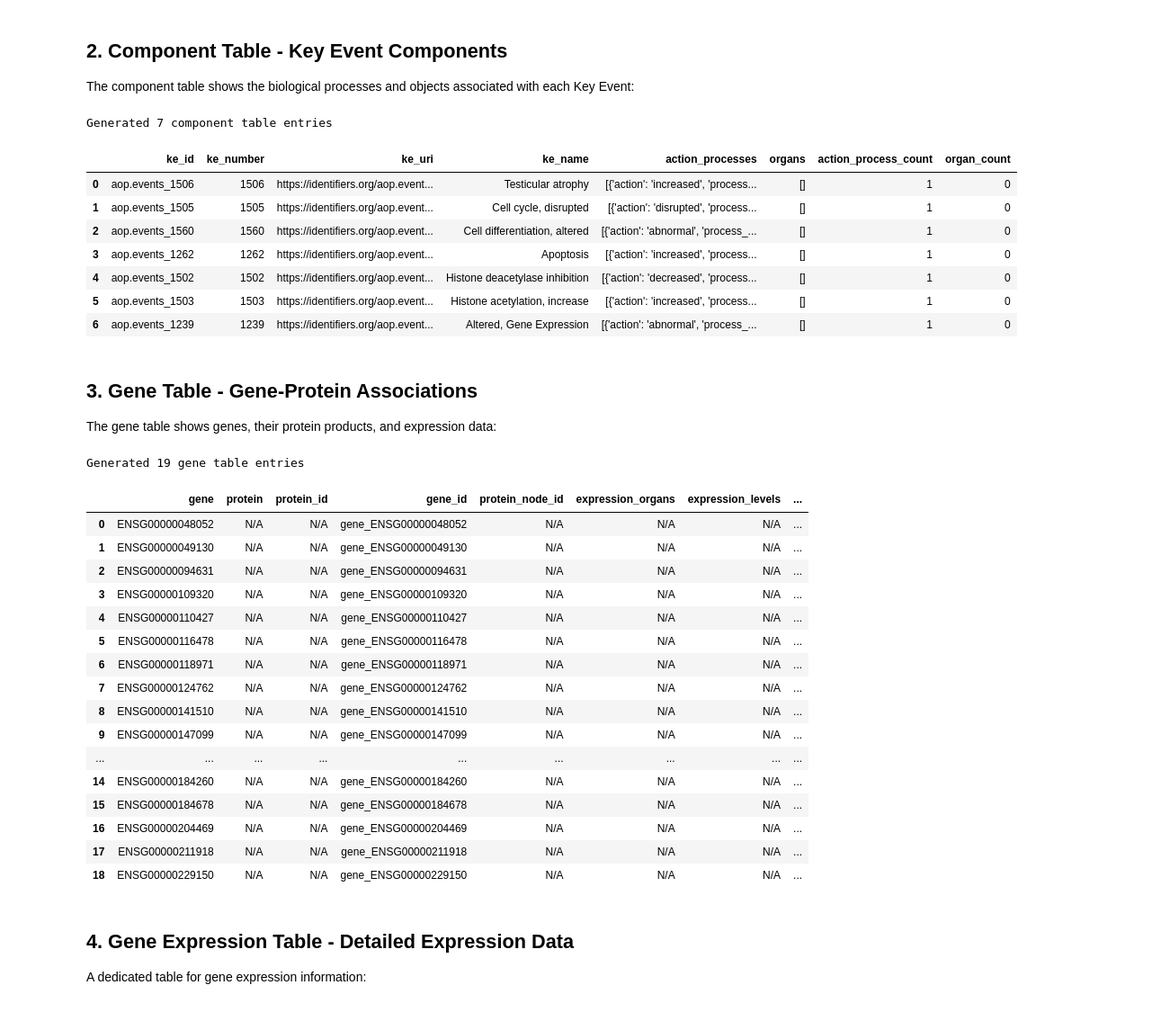
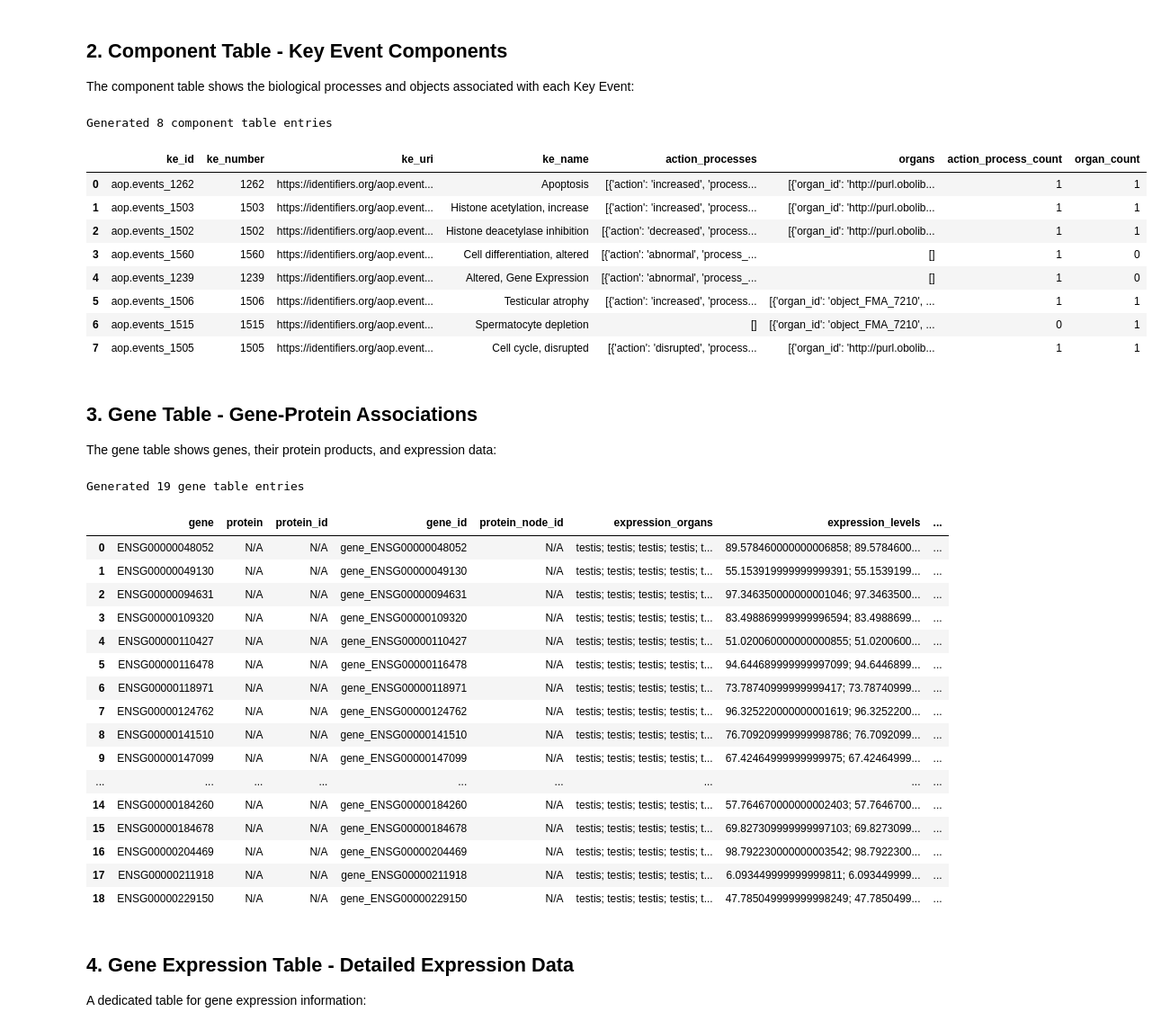
Before and after one commit to jmillanacosta/pyaop, a Jupyter notebook: docs/notebooks/01_data_tables.ipynb, the cells around one changed output. Shown: that part at 90% size. Drawn from its saved outputs; the diff is of its cells as text; code cells hidden in the pictures.

```diff
--- a/docs/notebooks/01_data_tables.ipynb
+++ b/docs/notebooks/01_data_tables.ipynb
@@ -75,31 +64,30 @@ First few entries:
 The component table shows the biological processes and objects associated with each Key Event:
 # %%
 # Generate component table from the network associations
-component_builder = ComponentTableBuilder(network)
-component_table = component_builder.build_component_table()
+component_table = network.component_table()
 
 print(f"Generated {len(component_table)} component table entries")
 component_df = pd.DataFrame(component_table)
 
 component_df
 # %% [output]
-Generated 7 component table entries
+Generated 8 component table entries
 |  | ke_id | ke_number | ke_uri | ke_name | action_processes | organs | action_process_count | organ_count |
-| 0 | aop.events_1506 | 1506 | https://identifiers.org/aop.event... | Testicular atrophy | [{'action': 'increased', 'process... | [] | 1 | 0 |
-| 1 | aop.events_1505 | 1505 | https://identifiers.org/aop.event... | Cell cycle, disrupted | [{'action': 'disrupted', 'process... | [] | 1 | 0 |
-| 2 | aop.events_1560 | 1560 | https://identifiers.org/aop.event... | Cell differentiation, altered | [{'action': 'abnormal', 'process_... | [] | 1 | 0 |
-| 3 | aop.events_1262 | 1262 | https://identifiers.org/aop.event... | Apoptosis | [{'action': 'increased', 'process... | [] | 1 | 0 |
-| 4 | aop.events_1502 | 1502 | https://identifiers.org/aop.event... | Histone deacetylase inhibition | [{'action': 'decreased', 'process... | [] | 1 | 0 |
-| 5 | aop.events_1503 | 1503 | https://identifiers.org/aop.event... | Histone acetylation, increase | [{'action': 'increased', 'process... | [] | 1 | 0 |
-| 6 | aop.events_1239 | 1239 | https://identifiers.org/aop.event... | Altered, Gene Expression | [{'action': 'abnormal', 'process_... | [] | 1 | 0 |
+| 0 | aop.events_1262 | 1262 | https://identifiers.org/aop.event... | Apoptosis | [{'action': 'increased', 'process... | [{'organ_id': 'http://purl.obolib... | 1 | 1 |
+| 1 | aop.events_1503 | 1503 | https://identifiers.org/aop.event... | Histone acetylation, increase | [{'action': 'increased', 'process... | [{'organ_id': 'http://purl.obolib... | 1 | 1 |
+| 2 | aop.events_1502 | 1502 | https://identifiers.org/aop.event... | Histone deacetylase inhibition | [{'action': 'decreased', 'process... | [{'organ_id': 'http://purl.obolib... | 1 | 1 |
+| 3 | aop.events_1560 | 1560 | https://identifiers.org/aop.event... | Cell differentiation, altered | [{'action': 'abnormal', 'process_... | [] | 1 | 0 |
+| 4 | aop.events_1239 | 1239 | https://identifiers.org/aop.event... | Altered, Gene Expression | [{'action': 'abnormal', 'process_... | [] | 1 | 0 |
+| 5 | aop.events_1506 | 1506 | https://identifiers.org/aop.event... | Testicular atrophy | [{'action': 'increased', 'process... | [{'organ_id': 'object_FMA_7210', ... | 1 | 1 |
+| 6 | aop.events_1515 | 1515 | https://identifiers.org/aop.event... | Spermatocyte depletion | [] | [{'organ_id': 'object_FMA_7210', ... | 0 | 1 |
+| 7 | aop.events_1505 | 1505 | https://identifiers.org/aop.event... | Cell cycle, disrupted | [{'action': 'disrupted', 'process... | [{'organ_id': 'http://purl.obolib... | 1 | 1 |
 # %% [markdown]
 ## 3. Gene Table - Gene-Protein Associations
 
 The gene table shows genes, their protein products, and expression data:
 # %%
 # Generate gene table from gene associations and expression data
-gene_builder = GeneTableBuilder(network)
-gene_table = gene_builder.build_gene_table()
+gene_table = network.gene_table()
 
 print(f"Generated {len(gene_table)} gene table entries")
 
@@ -110,22 +98,22 @@ gene_df
 # %% [output]
 Generated 19 gene table entries
 |  | gene | protein | protein_id | gene_id | protein_node_id | expression_organs | expression_levels | ... |
-| 0 | ENSG00000048052 | N/A | N/A | gene_ENSG00000048052 | N/A | N/A | N/A | ... |
-| 1 | ENSG00000049130 | N/A | N/A | gene_ENSG00000049130 | N/A | N/A | N/A | ... |
-| 2 | ENSG00000094631 | N/A | N/A | gene_ENSG00000094631 | N/A | N/A | N/A | ... |
-| 3 | ENSG00000109320 | N/A | N/A | gene_ENSG00000109320 | N/A | N/A | N/A | ... |
-| 4 | ENSG00000110427 | N/A | N/A | gene_ENSG00000110427 | N/A | N/A | N/A | ... |
-| 5 | ENSG00000116478 | N/A | N/A | gene_ENSG00000116478 | N/A | N/A | N/A | ... |
-| 6 | ENSG00000118971 | N/A | N/A | gene_ENSG00000118971 | N/A | N/A | N/A | ... |
-| 7 | ENSG00000124762 | N/A | N/A | gene_ENSG00000124762 | N/A | N/A | N/A | ... |
-| 8 | ENSG00000141510 | N/A | N/A | gene_ENSG00000141510 | N/A | N/A | N/A | ... |
-| 9 | ENSG00000147099 | N/A | N/A | gene_ENSG00000147099 | N/A | N/A | N/A | ... |
+| 0 | ENSG00000048052 | N/A | N/A | gene_ENSG00000048052 | N/A | testis; testis; testis; testis; t... | 89.578460000000006858; 89.5784600... | ... |
+| 1 | ENSG00000049130 | N/A | N/A | gene_ENSG00000049130 | N/A | testis; testis; testis; testis; t... | 55.153919999999999391; 55.1539199... | ... |
+| 2 | ENSG00000094631 | N/A | N/A | gene_ENSG00000094631 | N/A | testis; testis; testis; testis; t... | 97.346350000000001046; 97.3463500... | ... |
+| 3 | ENSG00000109320 | N/A | N/A | gene_ENSG00000109320 | N/A | testis; testis; testis; testis; t... | 83.498869999999996594; 83.4988699... | ... |
+| 4 | ENSG00000110427 | N/A | N/A | gene_ENSG00000110427 | N/A | testis; testis; testis; testis; t... | 51.020060000000000855; 51.0200600... | ... |
+| 5 | ENSG00000116478 | N/A | N/A | gene_ENSG00000116478 | N/A | testis; testis; testis; testis; t... | 94.644689999999997099; 94.6446899... | ... |
+| 6 | ENSG00000118971 | N/A | N/A | gene_ENSG00000118971 | N/A | testis; testis; testis; testis; t... | 73.78740999999999417; 73.78740999... | ... |
+| 7 | ENSG00000124762 | N/A | N/A | gene_ENSG00000124762 | N/A | testis; testis; testis; testis; t... | 96.325220000000001619; 96.3252200... | ... |
+| 8 | ENSG00000141510 | N/A | N/A | gene_ENSG00000141510 | N/A | testis; testis; testis; testis; t... | 76.709209999999998786; 76.7092099... | ... |
+| 9 | ENSG00000147099 | N/A | N/A | gene_ENSG00000147099 | N/A | testis; testis; testis; testis; t... | 67.42464999999999975; 67.42464999... | ... |
 | ... | ... | ... | ... | ... | ... | ... | ... | ... |
-| 14 | ENSG00000184260 | N/A | N/A | gene_ENSG00000184260 | N/A | N/A | N/A | ... |
-| 15 | ENSG00000184678 | N/A | N/A | gene_ENSG00000184678 | N/A | N/A | N/A | ... |
-| 16 | ENSG00000204469 | N/A | N/A | gene_ENSG00000204469 | N/A | N/A | N/A | ... |
-| 17 | ENSG00000211918 | N/A | N/A | gene_ENSG00000211918 | N/A | N/A | N/A | ... |
-| 18 | ENSG00000229150 | N/A | N/A | gene_ENSG00000229150 | N/A | N/A | N/A | ... |
+| 14 | ENSG00000184260 | N/A | N/A | gene_ENSG00000184260 | N/A | testis; testis; testis; testis; t... | 57.764670000000002403; 57.7646700... | ... |
+| 15 | ENSG00000184678 | N/A | N/A | gene_ENSG00000184678 | N/A | testis; testis; testis; testis; t... | 69.827309999999997103; 69.8273099... | ... |
+| 16 | ENSG00000204469 | N/A | N/A | gene_ENSG00000204469 | N/A | testis; testis; testis; testis; t... | 98.792230000000003542; 98.7922300... | ... |
+| 17 | ENSG00000211918 | N/A | N/A | gene_ENSG00000211918 | N/A | testis; testis; testis; testis; t... | 6.093449999999999811; 6.093449999... | ... |
+| 18 | ENSG00000229150 | N/A | N/A | gene_ENSG00000229150 | N/A | testis; testis; testis; testis; t... | 47.785049999999998249; 47.7850499... | ... |
 # %% [markdown]
 ## 4. Gene Expression Table - Detailed Expression Data
 
```
Also changed, not shown: parts of 10 cells of this notebook, 4 other files.
